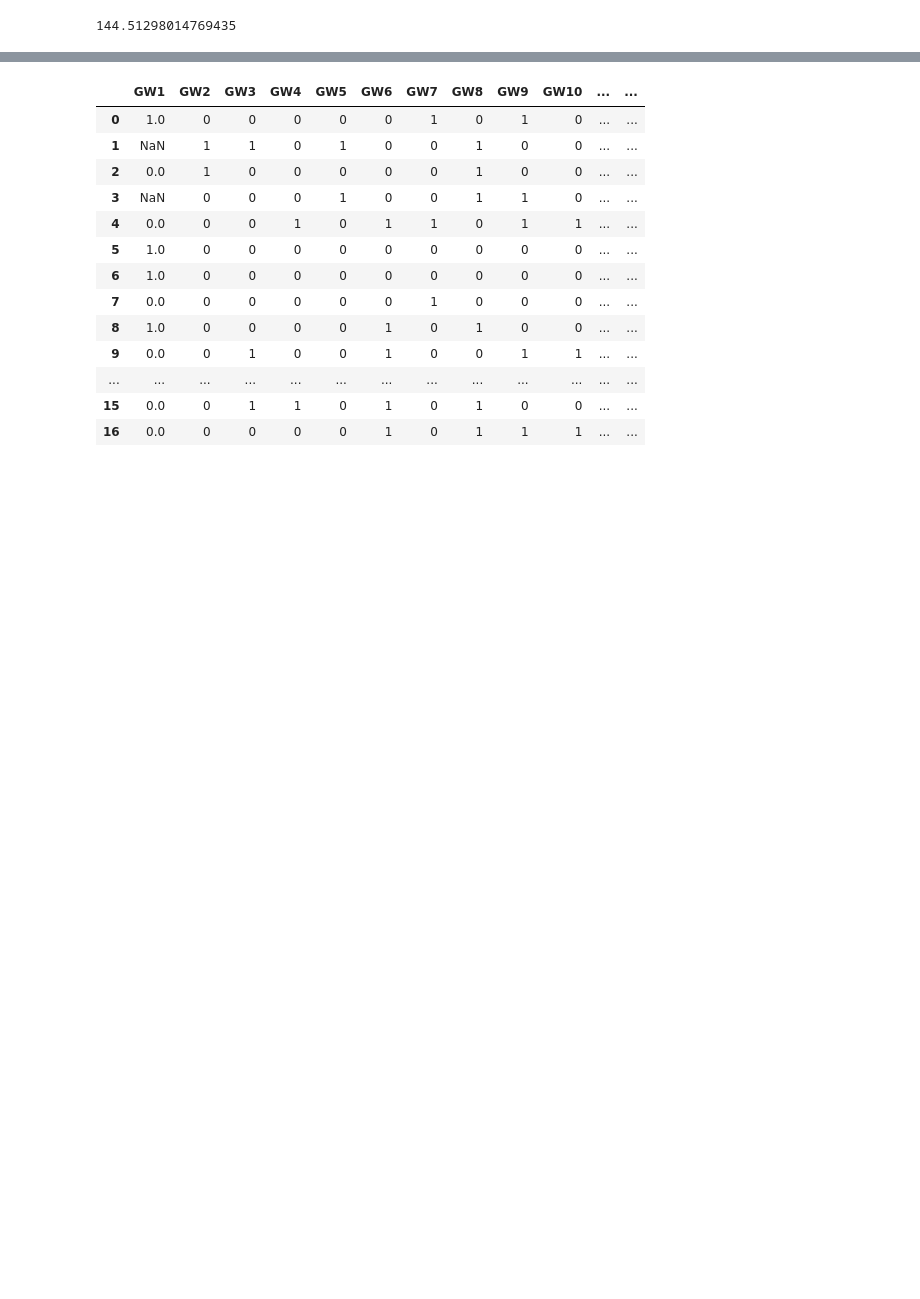
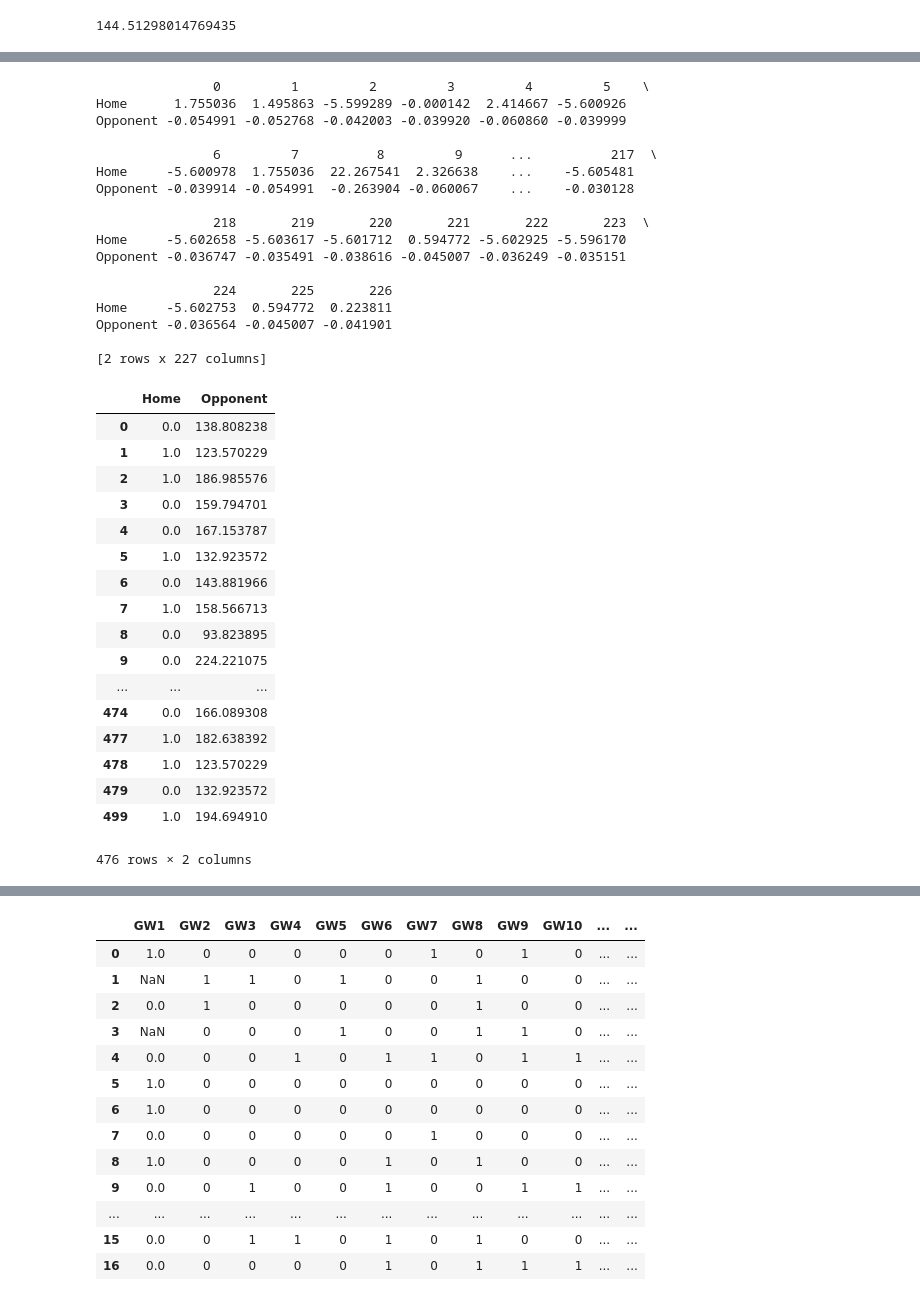
Before and after one commit to tikeve/tikeve.github.io, a Jupyter notebook: SKStat.ipynb, the cells around one changed output, grey strips where cells are left out. Cells and saved outputs as stored; diff of their text form; code cells hidden in the pictures; blank space fills up the shorter version.

```diff
--- a/SKStat.ipynb
+++ b/SKStat.ipynb
@@ -211,38 +213,11 @@ display(UTOxG1920.mean(axis=1).mean())#That's threatAllowedAv actually
 # %% [output]
 144.51298014769435
 # %%
-def x_maker( NAdf,  hist_num, NAdf_answers, NAdf_opp, NAdf_home, threatAllowedAv):
-    '''
-        Making table X for regression where last column ia an answer.
-        Adjusted tables used for lag data. UnAdjusted for answer and opponent strength.
-    '''
-    #Removes empty fixtures
-    df = NAlast(NAdf)
-    df_answers =NAlast(NAdf_answers)
-    df_opp = NAlast(NAdf_opp)
-    df_home = NAlast(NAdf_home)
 
-    X = pd.DataFrame()
-    col = []
-
-    for i in range(hist_num, 0, -1): #Creating column names for lag columns
-        col.append(f'GW-{i}')
-
-    for i in range(0,len(df.columns)-hist_num):
-        next_tour2add = df[df.columns[i:i+hist_num]].copy()#no_lists(df.sort_index())[df.columns[i:i+6]]
-        next_tour2add.columns=col#['GW-6','GW-5','GW-4','GW-3','GW-2','GW-1']
-        next_tour2add['Home'] = df_home[df_home.columns[hist_num+i]]
-        next_tour2add['Opponent'] = (df_opp[df_opp.columns[hist_num+i]]*threatAllowedAv)#.copy()
-        next_tour2add['GW'] = df_answers[df_answers.columns[hist_num+i]]#.copy()#.tolist()
-        X = X.append(next_tour2add, ignore_index=True, sort=False)
-    print(len(X.dropna()))
-    return X.dropna()
-
-#def x_maker( NAdf,  hist_num, NAdf_answers, NAdf_opp, NAdf_home, threatAllowedAv)
 hist_num = 0
 threatAllowedAv = TOxG.mean(axis=1).mean()
 #X3 = x_maker(TxGA1920,  hist_num, TxG1920, Todc1920, Team_home1920, TOxG1920.mean(axis=1).mean())
-df = x_maker(TxGA,  hist_num, TxG, Todc, Team_home, threatAllowedAv)
+df = x_maker(TOxGA,  hist_num, TOxG, TDw, Team_home, threatAllowedAv)
 #X = pd.DataFrame(df[df.columns[:-3]]) # if autoregression, not mean
 if hist_num != 0:
     X = pd.DataFrame(df[df.columns[:-3]].mean(axis=1))
@@ -251,13 +226,13 @@ else:
 X['Home'] = df['Home']
 X['Opponent'] = df['Opponent']
 #X = X3[X3.columns[:-1]]
-Y = df['GW']
+y = df['GW']
 
 print(X)
 print(Y)
 
-reg = LinearRegression().fit(X, Y)
-display(reg.score(X, Y))
+reg = LinearRegression().fit(X, y)
+display(reg.score(X, y))
 display(reg.coef_)
 # %% [output]
 476
@@ -281,0 +257,44 @@ array([15.18000511,  1.0167842 ])
+# %%
+from sklearn.linear_model import LogisticRegression
+
+model = LogisticRegression(C=100000, fit_intercept=False)
+
+model = model.fit(X,y)
+print(pd.DataFrame(np.transpose(model.coef_),X.columns))
+X
+# %% [output]
+               0         1         2         3         4         5    \
+Home      1.755036  1.495863 -5.599289 -0.000142  2.414667 -5.600926
+Opponent -0.054991 -0.052768 -0.042003 -0.039920 -0.060860 -0.039999
+
+               6         7          8         9      ...          217  \
+Home     -5.600978  1.755036  22.267541  2.326638    ...    -5.605481
+Opponent -0.039914 -0.054991  -0.263904 -0.060067    ...    -0.030128
+
+               218       219       220       221       222       223  \
+Home     -5.602658 -5.603617 -5.601712  0.594772 -5.602925 -5.596170
+Opponent -0.036747 -0.035491 -0.038616 -0.045007 -0.036249 -0.035151
+
+               224       225       226
+Home     -5.602753  0.594772  0.223811
+Opponent -0.036564 -0.045007 -0.041901
+
+[2 rows x 227 columns]
+|  | Home | Opponent |
+| 0 | 0.0 | 138.808238 |
+| 1 | 1.0 | 123.570229 |
+| 2 | 1.0 | 186.985576 |
+| 3 | 0.0 | 159.794701 |
+| 4 | 0.0 | 167.153787 |
+| 5 | 1.0 | 132.923572 |
+| 6 | 0.0 | 143.881966 |
+| 7 | 1.0 | 158.566713 |
+| 8 | 0.0 | 93.823895 |
+| 9 | 0.0 | 224.221075 |
+| ... | ... | ... |
+| 474 | 0.0 | 166.089308 |
+| 477 | 1.0 | 182.638392 |
+| 478 | 1.0 | 123.570229 |
+| 479 | 0.0 | 132.923572 |
+| 499 | 1.0 | 194.694910 |
+476 rows × 2 columns
```
Also changed, not shown: parts of 3 cells of this notebook, 1 other file.
